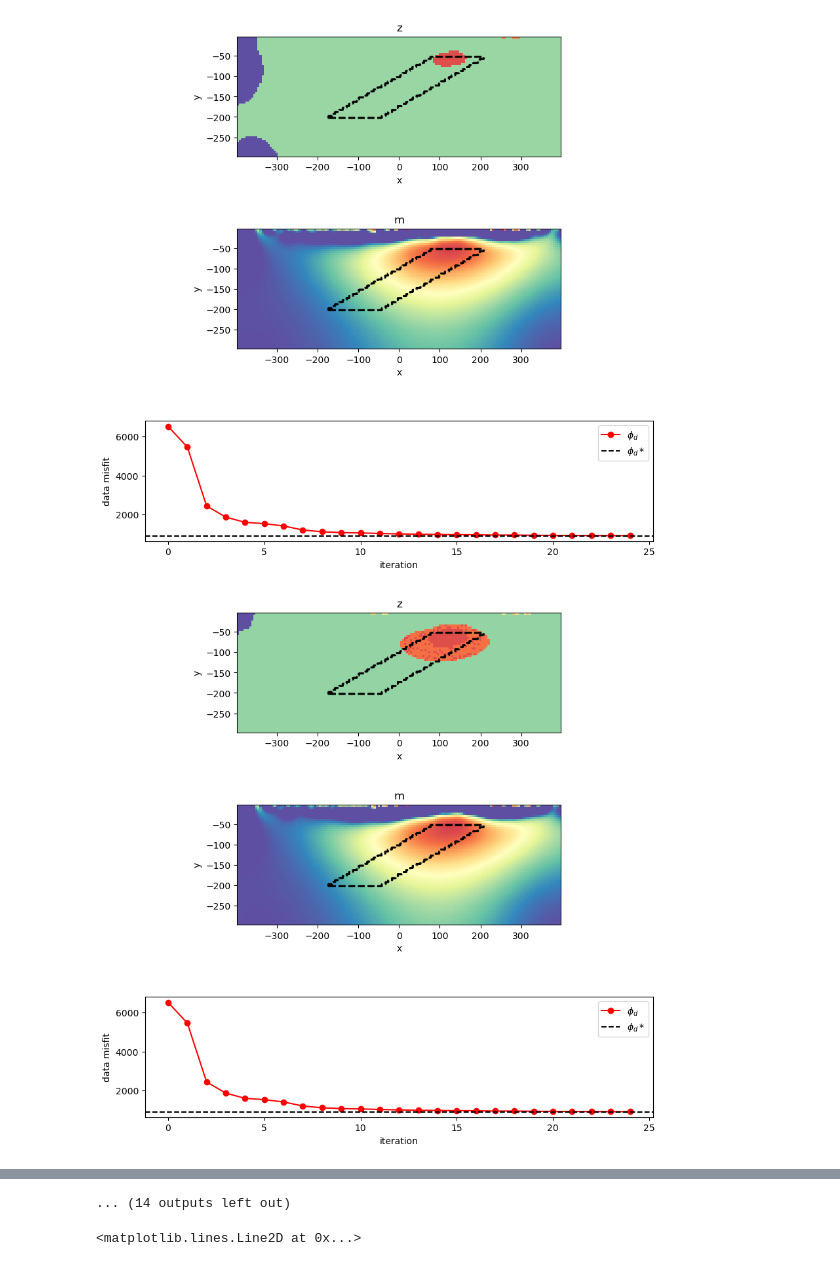
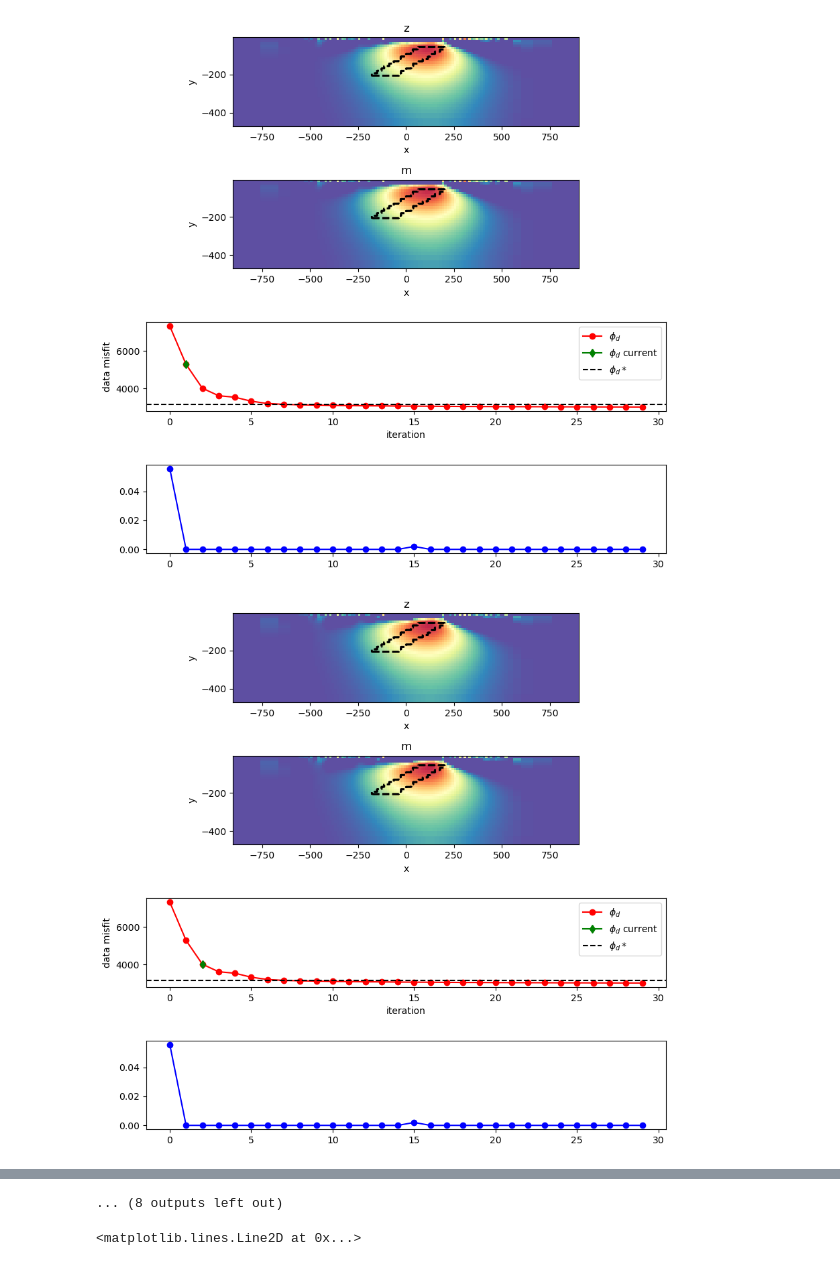
Before and after one commit to JKutt/transformers_segmentation, a Jupyter notebook: geological_segmentation/06-admm_results.ipynb, the cells around one changed output, grey strips where cells are left out. Cells and saved outputs as stored; diff of their text form; code cells hidden in the pictures.

```diff
--- a/geological_segmentation/06-admm_results.ipynb
+++ b/geological_segmentation/06-admm_results.ipynb
@@ -115,7 +121,7 @@ import discretize
 from discretize.utils import mkvc, refine_tree_xyz
 import numpy as np
 from scipy.spatial import cKDTree
-import matplotlib.pyplot as plt
+import matplotlib.pyplot as plts
 from pymatsolver import Pardiso as Solver
 from SimPEG.electromagnetics.static import resistivity as dc, utils as dcutils
 import scipy.sparse as sp
@@ -129,7 +135,7 @@ import scipy.sparse as sp
 #2D mesh
 csx,  csy,  csz = 12.5,  12.5,  12.5
 # Number of core cells in each direction
-ncx,  ncz = 163,  61
+ncx,  ncz = 82,  31
 # Number of padding cells to add in each direction
 npad = 12
 # Vectors of cell lengthts in each direction
@@ -187,8 +193,8 @@ cond_true = 1./res_true
 
 mtrue = np.log(cond_true)
 
-xmin, xmax = -400., 400.
-ymin, ymax = -300., 0.
+xmin, xmax = -1000., 1000.
+ymin, ymax = -500., 0.
 zmin, zmax = 0, 0
 xyzlim = np.r_[[[xmin, xmax], [ymin, ymax]]]
 actcore,  meshCore = utils.mesh_utils.extract_core_mesh(xyzlim, mesh)
@@ -227,7 +233,7 @@ zmin, zmax = 0, 0
 endl = np.array([[xmin, ymin, zmin], [xmax, ymax, zmax]])
 srclist = []
 
-for dipole in np.linspace(50,250,50):
+for dipole in np.arange(25,250,25):
 
     print(f'adding dipole size: {dipole}')
 
@@ -333,15 +454,16 @@ with open('admm_iter/phi_d.json', 'r') as file:
 
 print("Loaded dictionary:", loaded_data)
 phi_d = loaded_data['phi_d']
+contraint = loaded_data['norm_residual']
 ii = 0
-for ii in range(25):
+for ii in range(30):
 
     m = np.load(f'admm_iter/model_{ii}.npy')
     z = np.load(f'admm_iter/z_variabe_{ii}.npy')
     u += m - z
     # phi_d += [dmis(m)]
     # errors += [np.linalg.norm(u)]
-    fig, ax = plt.subplots(3, 1, figsize=(10, 10))
+    fig, ax = plt.subplots(4, 1, figsize=(10, 10))
     meshCore.plot_image(1/ np.exp(z), ax=ax[0], pcolor_opts={'cmap':'Spectral'}, clim=[10, 500])
     meshCore.plot_image(1/ np.exp(m), ax=ax[1], pcolor_opts={'cmap':'Spectral'}, clim=[10, 500])
     ax[0].axis('equal')
@@ -378,6 +500,8 @@ for ii in range(25):
 
     )
     ax[2].plot(phi_d, '-or', label=r'$\phi_d$')
+    ax[2].plot(ii, phi_d[ii], '-dg', label=r'$\phi_d$ current')
+    ax[3].plot(contraint, '-ob', label=r'$\|m-z\|_2$')
     ax[2].axhline(dc_data.dobs.shape[0], color='k', linestyle='--', label=r'$\phi_d*$')
     # ax[2].set_ylim([0, 3000])
     ax[2].legend()
@@ -391,2 +515,2 @@ Loaded dictionary: {'phi_d': [6507.223349248125, 5450.303663234053, 2439.9099464
-[figure, old version]
+[figure, new version]
-[figure, old version]
+[figure, new version]
@@ -401,4 +525,4 @@ Loaded dictionary: {'phi_d': [6507.223349248125, 5450.303663234053, 2439.9099464
-... (14 outputs left out)
+... (8 outputs left out)
 # %%
 plt.plot(phi_d, '-or')
 plt.axhline(dc_data.dobs.shape[0], color='k', linestyle='--')
```
Also changed, not shown: parts of 5 cells of this notebook.
